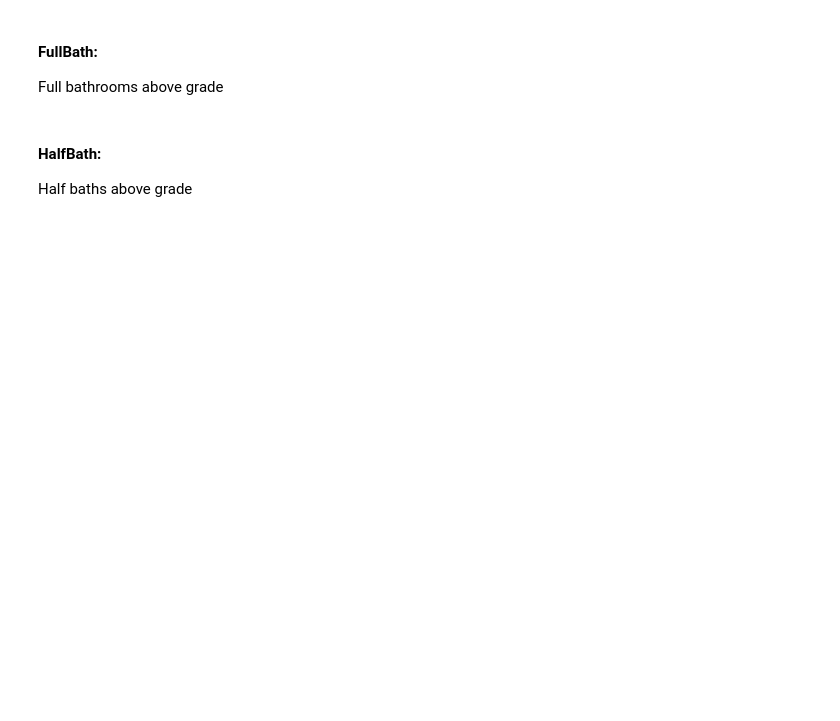
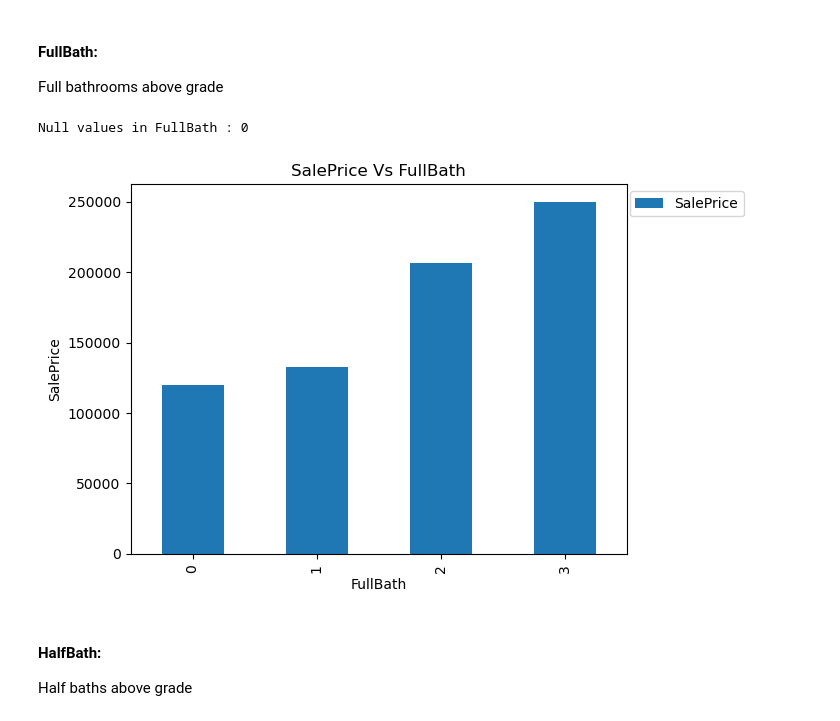
Before and after one commit to bhanu481/Surprise-Housing-Australia, a Jupyter notebook: Surprise-Housing-Australia.ipynb, the cells around one changed output. Drawn from its saved outputs; the diff is of its cells as text; code cells hidden in the pictures; blank space fills up the shorter version.

```diff
--- a/Surprise-Housing-Australia.ipynb
+++ b/Surprise-Housing-Australia.ipynb
@@ -823,6 +835,12 @@ Basement half bathrooms
 # %% [markdown]
 #### FullBath:
 Full bathrooms above grade
+# %%
+df_housing.FullBath = df_housing.FullBath.astype(int)
+plot_concat_var(df_housing, column_name='FullBath', target='SalePrice' )#,hue='YrSold'
+# %% [output]
+Null values in FullBath : 0
+[figure, added]
 # %% [markdown]
 #### HalfBath:
 Half baths above grade
```
Also changed, not shown: parts of 29 cells of this notebook.
